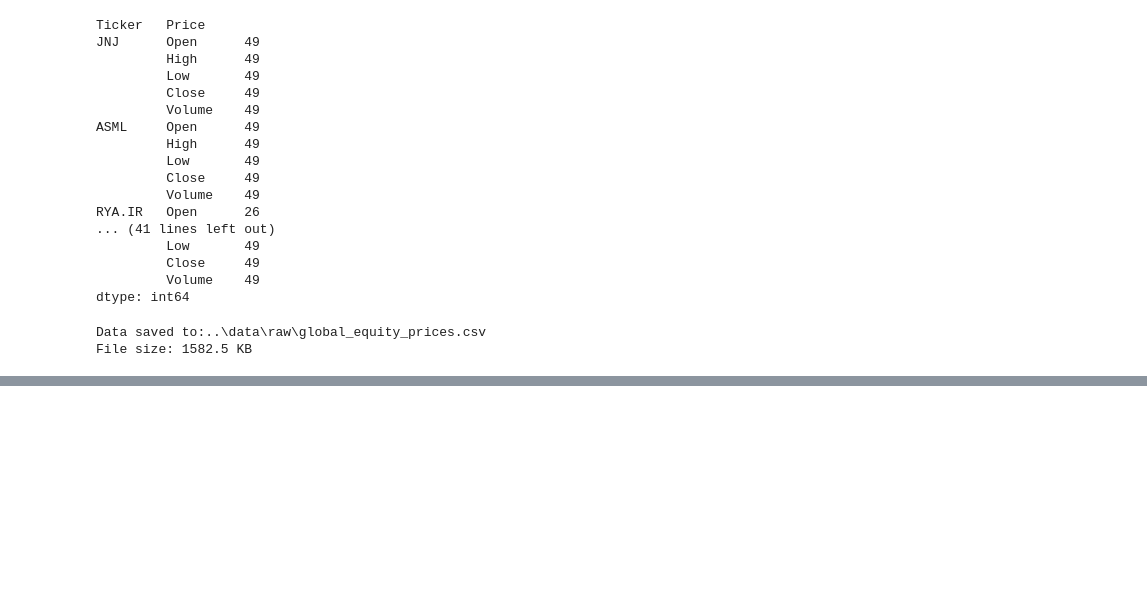
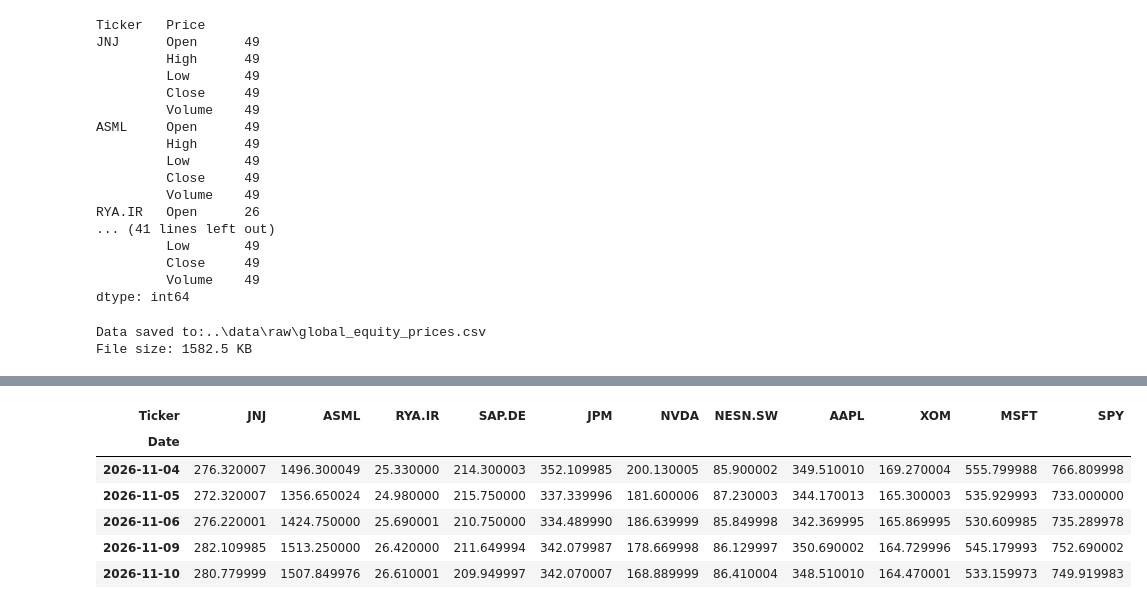
Before and after one commit to Anoyjit/equity-portfolio-intelligence, a Jupyter notebook: notebooks/02_download_market_data.ipynb, the cells around one changed output, grey strips where cells are left out. Cells and saved outputs as stored; diff of their text form; code cells hidden in the pictures; blank space fills up the shorter version.

```diff
--- a/notebooks/02_download_market_data.ipynb
+++ b/notebooks/02_download_market_data.ipynb
@@ -117,0 +133,14 @@ saved_data = pd.read_csv(output_file, header=[0,1], index_col=0, parse_dates)
+# %%
+#Load the saved raw price data
+raw_data_file = Path("../data/raw/global_equity_prices.csv")
+
+price_data = pd.read_csv(
+    raw_data_file,
+    header=[0,1],
+    index_col=0,
+    parse_dates=True
+)
+
+#Inspect the data
+print(price_data.shape)
+price_data.tail()
@@ -117,0 +158,14 @@ saved_data = pd.read_csv(output_file, header=[0,1], index_col=0, parse_dates)
+# %%
+#Extract adjusted close prices
+adjusted_close = price_data.xs("Close", axis=1, level=1)
+
+#Inspect the result
+adjusted_close.tail()
+# %% [output]
+| Ticker | JNJ | ASML | RYA.IR | SAP.DE | JPM | NVDA | NESN.SW | AAPL | XOM | MSFT | SPY |
+| Date |  |  |  |  |  |  |  |  |  |  |  |
+| 2026-11-04 | 276.320007 | 1496.300049 | 25.330000 | 214.300003 | 352.109985 | 200.130005 | 85.900002 | 349.510010 | 169.270004 | 555.799988 | 766.809998 |
+| 2026-11-05 | 272.320007 | 1356.650024 | 24.980000 | 215.750000 | 337.339996 | 181.600006 | 87.230003 | 344.170013 | 165.300003 | 535.929993 | 733.000000 |
+| 2026-11-06 | 276.220001 | 1424.750000 | 25.690001 | 210.750000 | 334.489990 | 186.639999 | 85.849998 | 342.369995 | 165.869995 | 530.609985 | 735.289978 |
+| 2026-11-09 | 282.109985 | 1513.250000 | 26.420000 | 211.649994 | 342.079987 | 178.669998 | 86.129997 | 350.690002 | 164.729996 | 545.179993 | 752.690002 |
+| 2026-11-10 | 280.779999 | 1507.849976 | 26.610001 | 209.949997 | 342.070007 | 168.889999 | 86.410004 | 348.510010 | 164.470001 | 533.159973 | 749.919983 |
```
Also changed, not shown: parts of 12 cells of this notebook, 3 other files.
